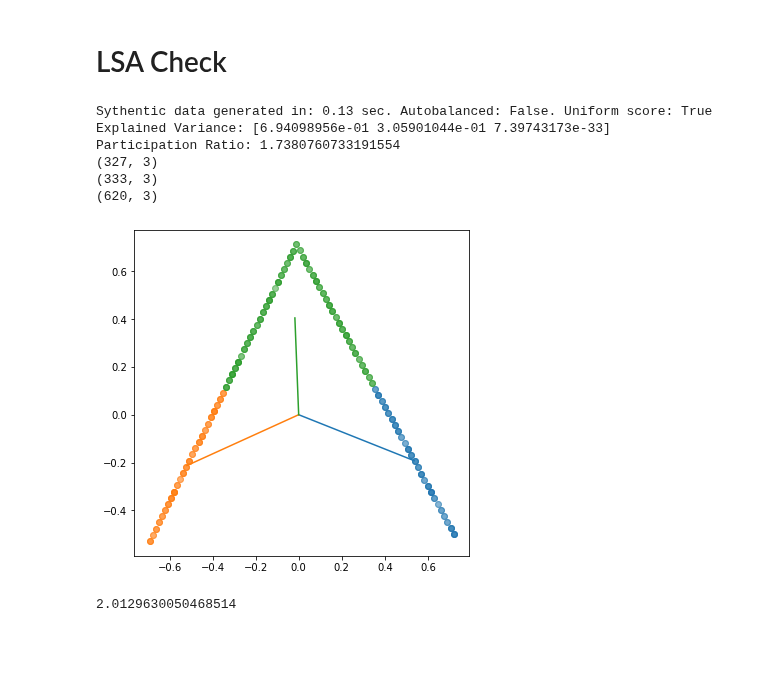
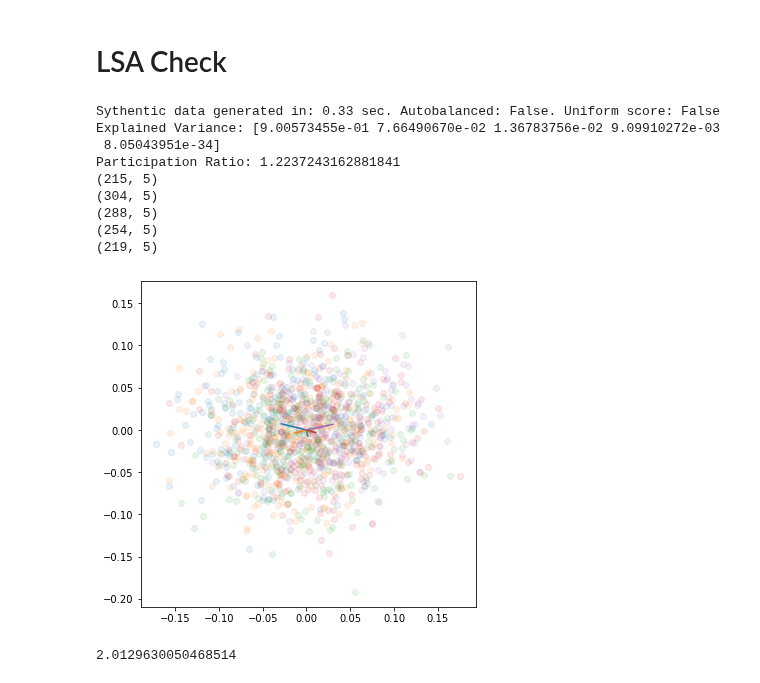
Before and after one commit to kaitken17/colab_based_projects, a Jupyter notebook: sythetic_analysis_multiclass.ipynb, the cells around one changed output. Drawn from its saved outputs; the diff is of its cells as text; code cells hidden in the pictures; blank space fills up the shorter version.

```diff
--- a/sythetic_analysis_multiclass.ipynb
+++ b/sythetic_analysis_multiclass.ipynb
@@ -1520,3 +1515,28 @@ def find_correlation_dimension(r_val_range, dist_sq, num_pts=100, show_plot=Fals
     plt.ylabel('C_n')
 
   return slope, intercept, r_value, p_value, std_err
+
+def local_pca_analysis(states, dist_sq, n_pts=100, k=100):
+  """ Randomly chooses a bunhc of points and calculates local PCAs
+
+  n_pts = number of points to randomly choose
+  k = number of nearest neighbors to include
+
+  """
+  pr_vals = np.zeros((n_pts,))
+
+  for trial in range(n_pts):
+    pt_idx = np.random.randint(states.shape[0])
+    nn_idxs = np.argpartition(dist_sq[pt_idx,:], k)[:k]
+    pr_vals[trial] = local_pca(states[nn_idxs])
+
+  return np.mean(pr_vals)
+
+def local_pca(pca_states):
+  """ Performs a local PCA on a subset of states, returns the participation ratio"""
+
+  n_comp = np.min([pca_states.shape[0], pca_states.shape[1]])
+  pca_local = PCA(n_components=n_comp)
+  _ = pca_local.fit_transform(pca_states)
+
+  return participation_ratio_vector(pca_local.explained_variance_)
@@ -3231,22 +3250,25 @@ plt.legend()
 toy_params = {
   'phrase_length': 48,
   'loss_type': 'XE',
-  'context_words' : False,
-  'unordered_class': True, # Use an unordered class set
+  'context_words' : True,
+  'unordered_class': False, # Use an unordered class set
   'n_unordered': 3,
-  'words': ['kinda0', 'kinda1', 'kinda2'],
-  'uniform_score': True, # Uniform distribution over scores
-  'filter': 24.0
+  # 'words': ['kinda0', 'kinda1', 'kinda2'],
+  # 'uniform_score': True, # Uniform distribution over scores
+  # 'filter': 24.0
 }
 
-# toy_params['words'] = generateWordBank(toy_params)
+toy_params['words'] = generateWordBank(toy_params)
+toy_params['sentiments'] = ['One', 'Two', 'Three', 'Four', 'Five']
+# toy_params['sentiments'] = ['Bad', 'Neutral', 'Good']
 if toy_params['unordered_class']:
   toy_params['sentiments'] = ['sent'+str(i) for i in range(toy_params['n_unordered'])]
 toy_params['base_word_vals'] = baseWordValues(toy_params)
 
-train_params['train_set_size'] = 1280
 
-train_params, toy_params, rnn_specs = default_params(train_params, toy_params, rnn_specs)
+train_params = {'train_set_size': 1280}
+
+train_params, toy_params, _ = default_params(train_params, toy_params, {})
 
 syn_data = generate_data(train_params['train_set_size'], toy_params, len(toy_params['sentiments']), jnp_arrays=False)
 
@@ -3262,40 +3284,43 @@ for sent, sent_idx in zip(toy_params['sentiments'], range(len(toy_params['sentim
 mean_state = np.sum(state_sums, axis=0) / (train_params['train_set_size']*toy_params['phrase_length'])
 
 state_sums_norm = np.zeros((len(toy_params['sentiments']), len(toy_params['words'])))
 
 for state_idx in range(state_sums.shape[0]):
   state_sums_norm[state_idx] = state_sums[state_idx]/(n_states[state_idx]*toy_params['phrase_length']) - mean_state
   for i in range(int(n_states[state_idx])):
     states[state_idx][i] = states[state_idx][i]/toy_params['phrase_length'] - mean_state
 
 pca_full = PCA(n_components=len(toy_params['sentiments']))
 states_pca = pca_full.fit_transform(state_sums_norm)
 explained_var = pca_full.explained_variance_ratio_
 print('Explained Variance:', explained_var,'')
 print('Participation Ratio:', participation_ratio_vector(pca_full.explained_variance_))
 
 pc1 = 0
 pc2 = 1
 
 plt.figure(figsize=(6,6))
 for state_idx in range(state_sums.shape[0]):
   plt.plot([0, states_pca[state_idx,pc1]], [0, states_pca[state_idx,pc2]])
   pca_state = pca_full.transform(states[state_idx])
   print(pca_state.shape)
   plt.scatter(pca_state[:, pc1], pca_state[:, pc2], alpha=0.1)
 
 plot_coords = None
 if plot_coords != None:
   plt.xlim(-plot_coords, plot_coords)
   plt.ylim(-plot_coords, plot_coords)
 # %% [output]
-Sythentic data generated in: 0.13 sec. Autobalanced: False. Uniform score: True
-Explained Variance: [6.94098956e-01 3.05901044e-01 7.39743173e-33]
-Participation Ratio: 1.7380760733191554
-(327, 3)
-(333, 3)
-(620, 3)
+Sythentic data generated in: 0.33 sec. Autobalanced: False. Uniform score: False
+Explained Variance: [9.00573455e-01 7.66490670e-02 1.36783756e-02 9.09910272e-03
+ 8.05043951e-34]
+Participation Ratio: 1.2237243162881841
+(215, 5)
+(304, 5)
+(288, 5)
+(254, 5)
+(219, 5)
-[figure, old version]
+[figure, new version]
 # %%
 pca_state[5,1]
 # %% [output]
```
Also changed, not shown: parts of 9 cells of this notebook.
